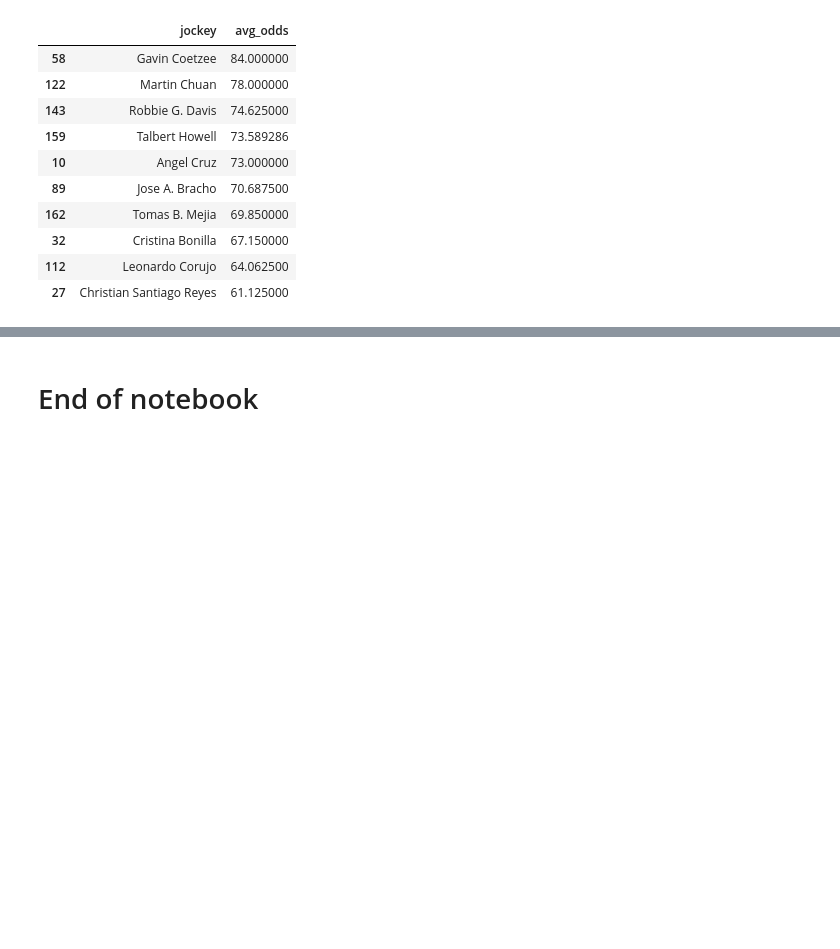
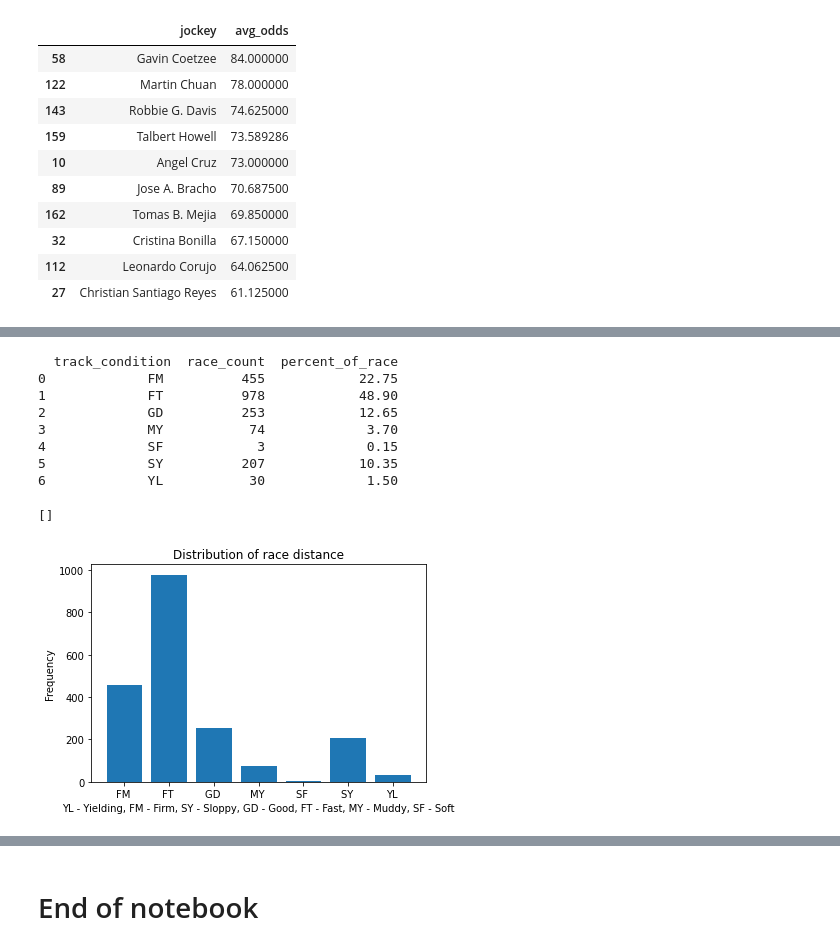
Before and after one commit to parthnaik13/NYRA, a Jupyter notebook: 1_1_NYRA_EDA_general.ipynb, the cells around one changed output, grey strips where cells are left out. Saved outputs shown, nothing was run; the diff lists cells and outputs as text; code cells hidden in the pictures; blank space fills up the shorter version.

```diff
--- a/1_1_NYRA_EDA_general.ipynb
+++ b/1_1_NYRA_EDA_general.ipynb
@@ -299,0 +452,23 @@ temp.head(10)
+# %%
+# Track condition
+temp = nyra_race_df.groupby('track_condition').agg({'race_number':'count'}).reset_index()
+temp = temp.rename(columns = {'race_number' : 'race_count'})
+temp['percent_of_race'] = temp['race_count'] / 2000 * 100
+print(temp)
+
+plt.bar(temp['track_condition'], temp['race_count'])
+plt.xlabel('YL - Yielding, FM - Firm, SY - Sloppy, GD - Good, FT - Fast, MY - Muddy, SF - Soft')
+plt.ylabel('Frequency')
+plt.title('Distribution of race distance')
+plt.plot()
+# %% [output]
+  track_condition  race_count  percent_of_race
+0             FM          455            22.75
+1             FT          978            48.90
+2             GD          253            12.65
+3             MY           74             3.70
+4             SF            3             0.15
+5             SY          207            10.35
+6             YL           30             1.50
+[]
+[figure, added]
```
Also changed, not shown: parts of 19 cells of this notebook.
